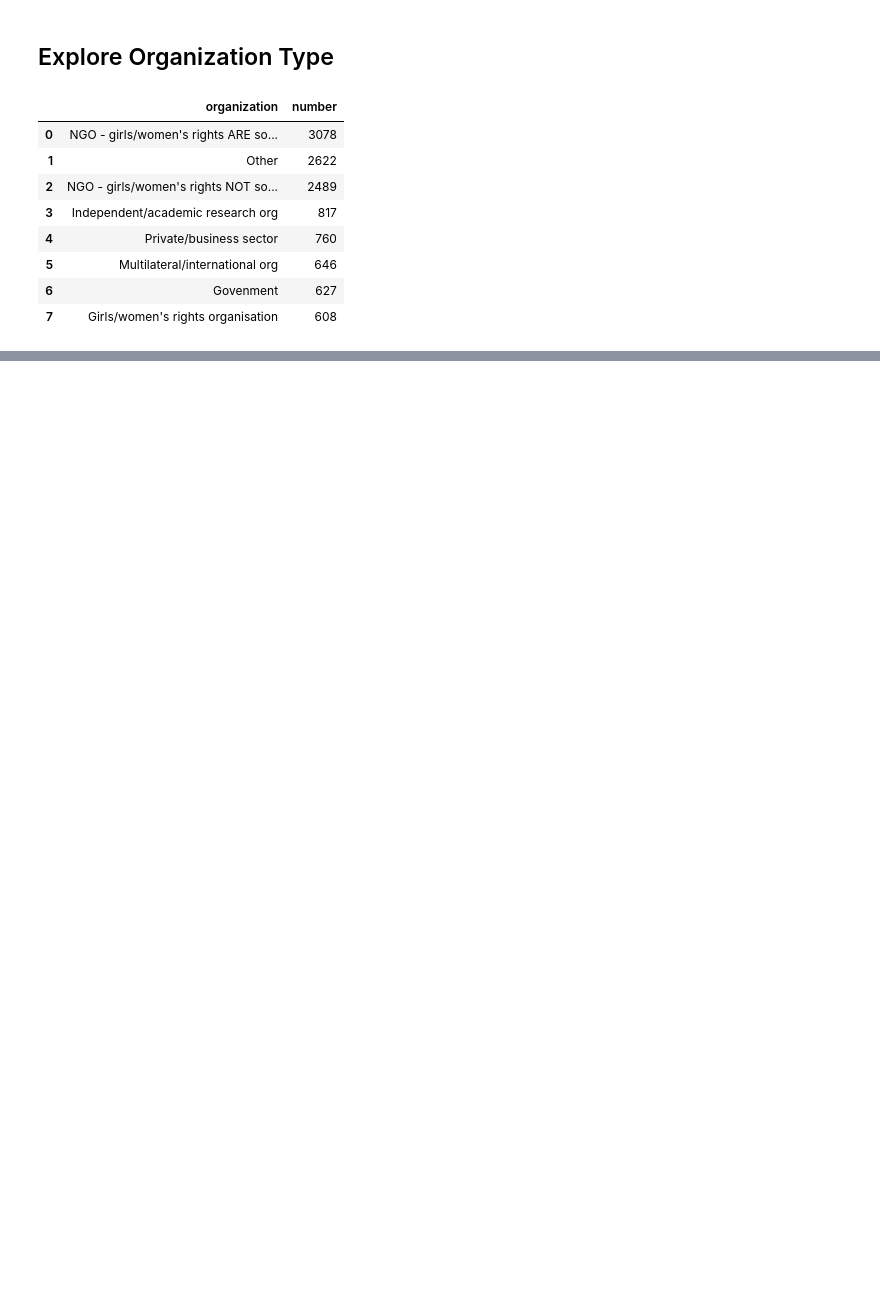
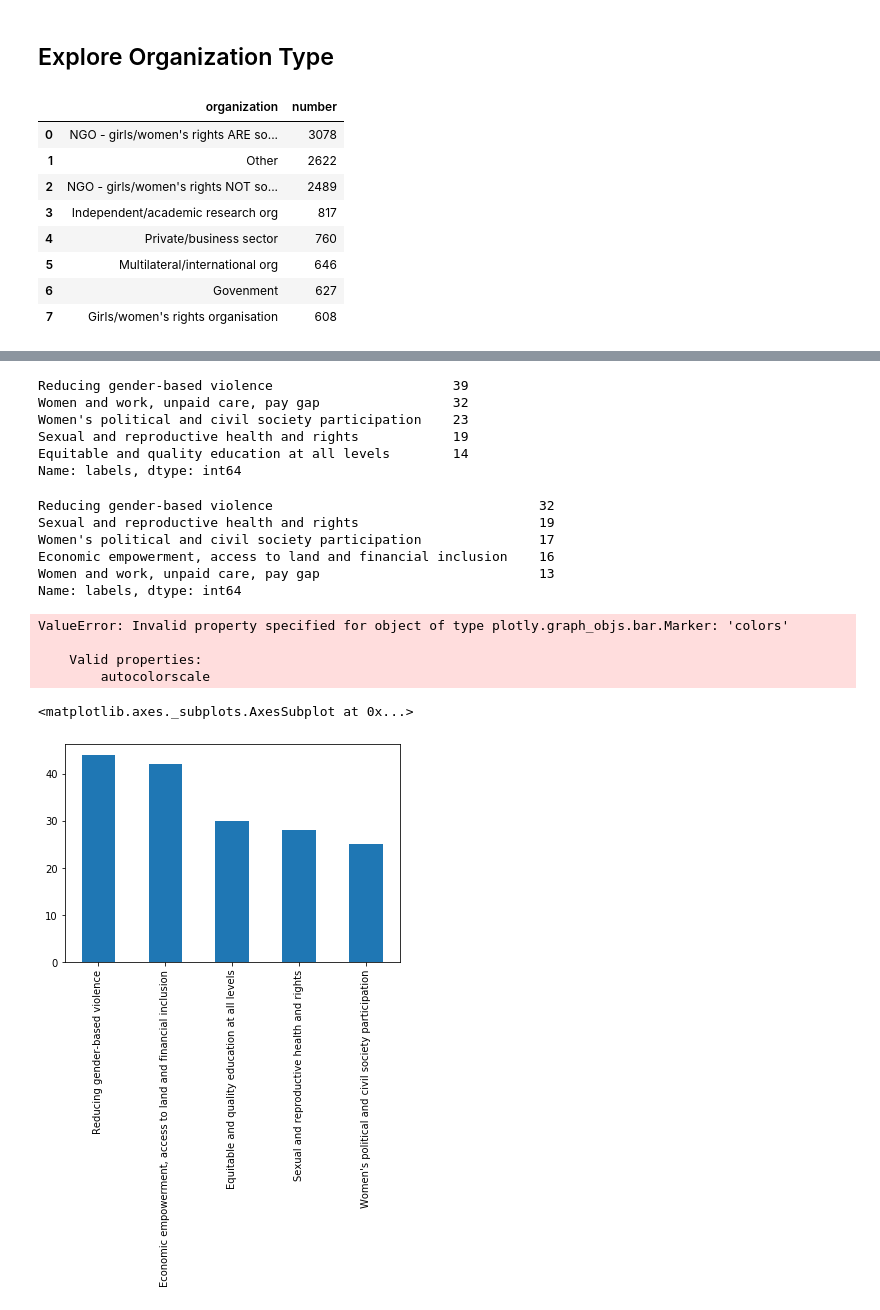
Before and after one commit to faithkane3/makeovermonday, a Jupyter notebook: visualizing_equality/first_look_equality.ipynb, the cells around one changed output, grey strips where cells are left out. Saved outputs shown, nothing was run; the diff lists cells and outputs as text; code cells hidden in the pictures; blank space fills up the shorter version.

```diff
--- a/visualizing_equality/first_look_equality.ipynb
+++ b/visualizing_equality/first_look_equality.ipynb
@@ -317,0 +349,3 @@ temp_org
+# %%
+africa = multi[(multi.location == 'Africa') & (multi.value == 1)]
+africa_counts = africa.labels.value_counts()[:5]
@@ -317,0 +355,44 @@ temp_org
+# %%
+americaeuro = multi[(multi.location == 'North America and Europe') & (multi.value == 1)]
+americaeuro_counts = americaeuro.labels.value_counts()[:5]
+americaeuro_counts
+# %% [output]
+Reducing gender-based violence                       39
+Women and work, unpaid care, pay gap                 32
+Women's political and civil society participation    23
+Sexual and reproductive health and rights            19
+Equitable and quality education at all levels        14
+Name: labels, dtype: int64
+# %%
+latcar = multi[(multi.location == 'Latin America and Caribbean') & (multi.value == 1)]
+latcar_counts = latcar.labels.value_counts()[:5]
+latcar_counts
+# %% [output]
+Reducing gender-based violence                                  32
+Sexual and reproductive health and rights                       19
+Women's political and civil society participation               17
+Economic empowerment, access to land and financial inclusion    16
+Women and work, unpaid care, pay gap                            13
+Name: labels, dtype: int64
+# %%
+fig = go.Figure(data=[
+    go.Bar(name='Africa', x=africa_counts.index, y=africa_counts.values),
+    go.Bar(name='Asia', x=asia_counts.index, y=asia_counts.values),
+    go.Bar(name='America and Europe', x=americaeuro_counts.index, y=americaeuro_counts.values),
+    go.Bar(name='Latin America and Caribbean', x=latcar_counts.index, y=latcar_counts.values)
+])
+# Change the bar mode
+fig.update_layout(barmode='group')
+
+fig.update_traces(marker=dict(colors=colors , line=dict(color='#000000', width=2)))
+fig.show()
+# %% [output]
+ValueError: Invalid property specified for object of type plotly.graph_objs.bar.Marker: 'colors'
+
+    Valid properties:
+        autocolorscale
+# %%
+africa.labels.value_counts().head(5).plot(kind='bar')
+# %% [output]
+<matplotlib.axes._subplots.AxesSubplot at 0x...>
+[figure, added]
```
Also changed, not shown: parts of 9 cells of this notebook, 1 other file.
